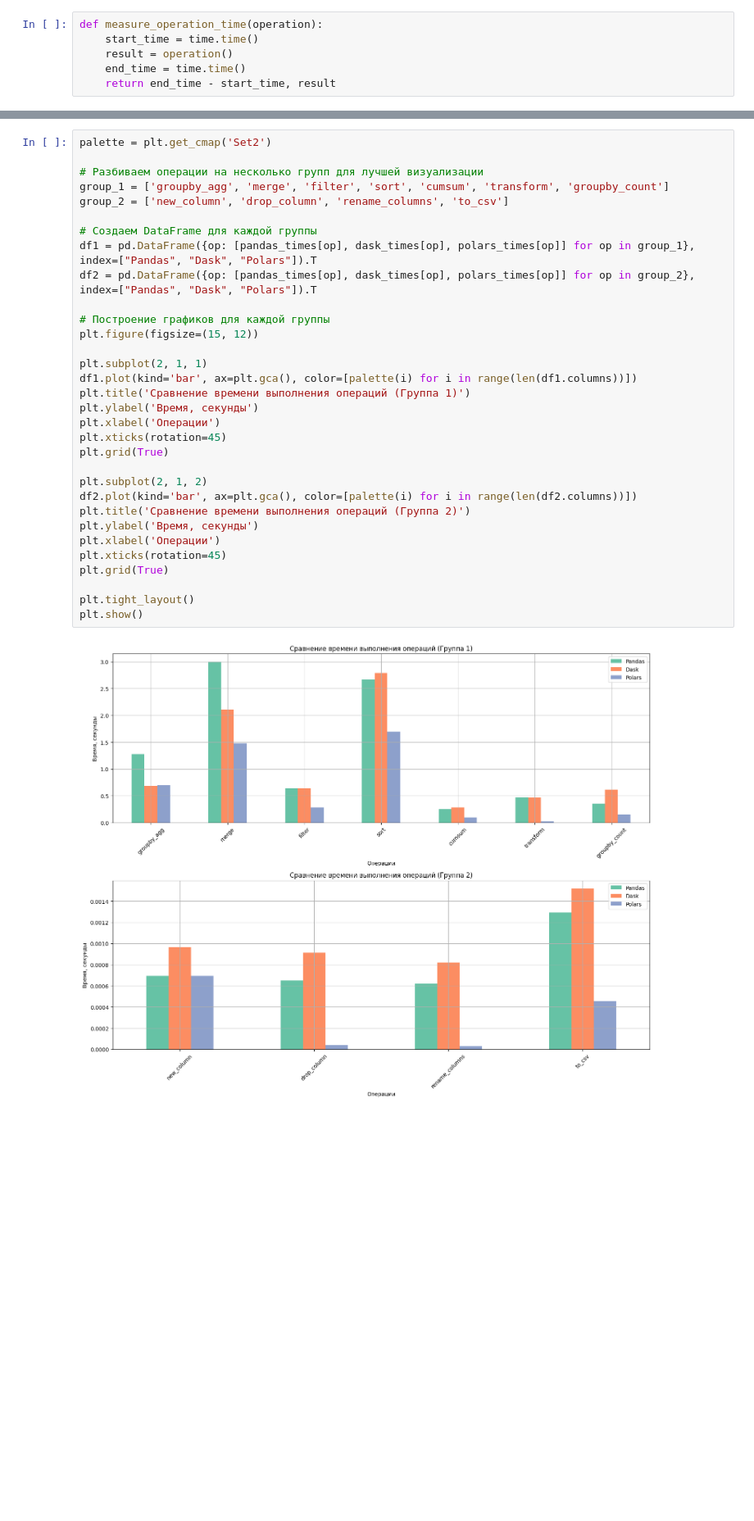
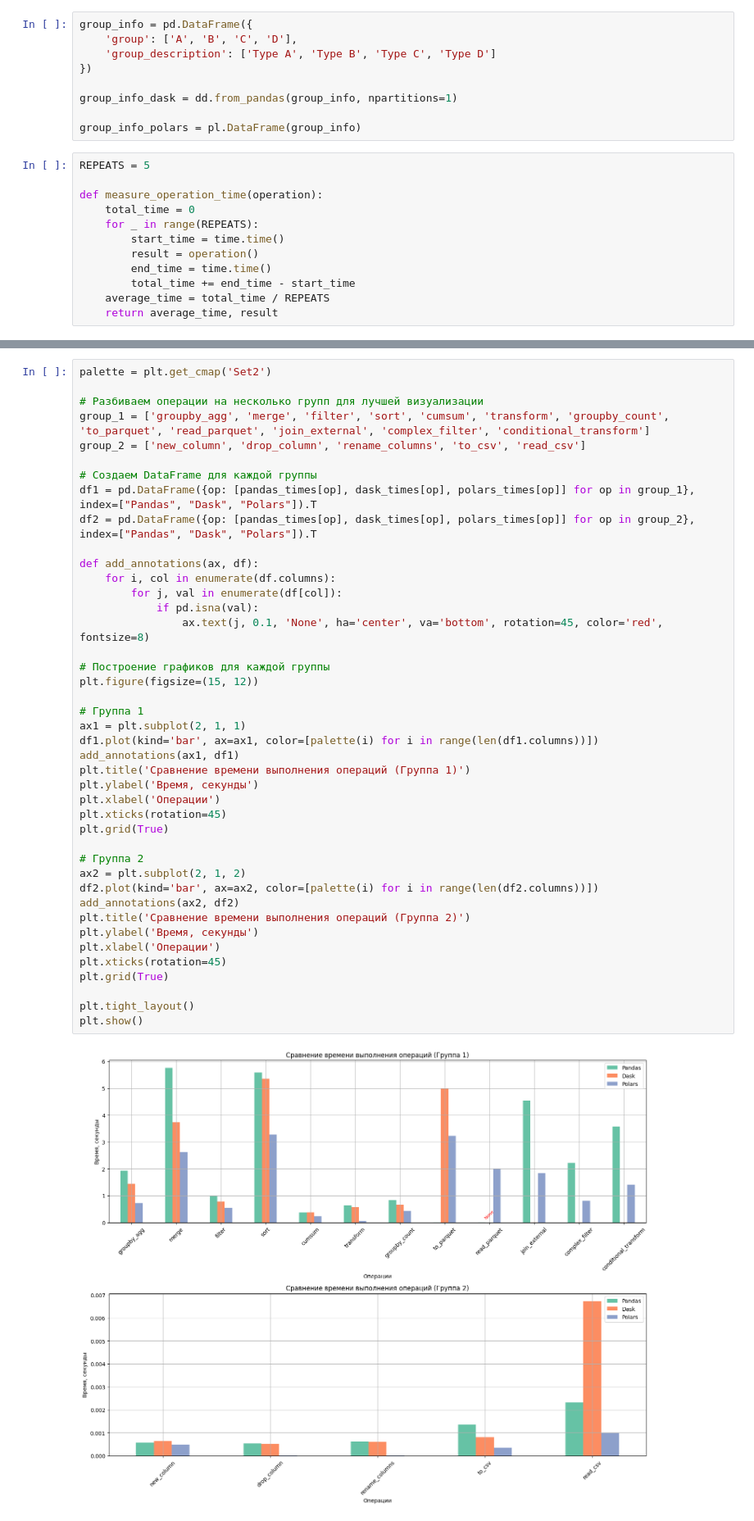
Before and after one commit to larrriiin/pandas_vs_dask_vs_polars, a Jupyter notebook: pandas_vs_dask_vs_polars.ipynb, the cells around one changed output, grey strips where cells are left out. Shown at 82% size. Drawn from its saved outputs; the diff is of its cells as text; blank space fills up the shorter version.

```diff
--- a/pandas_vs_dask_vs_polars.ipynb
+++ b/pandas_vs_dask_vs_polars.ipynb
@@ -16,12 +16,27 @@ data = {
 pandas_df = pd.DataFrame(data)
 dask_df = dd.from_pandas(pandas_df, npartitions=10)
 polars_df = pl.DataFrame(pandas_df)
+# %%
+group_info = pd.DataFrame({
+    'group': ['A', 'B', 'C', 'D'],
+    'group_description': ['Type A', 'Type B', 'Type C', 'Type D']
+})
+
+group_info_dask = dd.from_pandas(group_info, npartitions=1)
+
+group_info_polars = pl.DataFrame(group_info)
 # %%
+REPEATS = 5
+
 def measure_operation_time(operation):
-    start_time = time.time()
-    result = operation()
-    end_time = time.time()
-    return end_time - start_time, result
+    total_time = 0
+    for _ in range(REPEATS):
+        start_time = time.time()
+        result = operation()
+        end_time = time.time()
+        total_time += end_time - start_time
+    average_time = total_time / REPEATS
+    return average_time, result
 # %%
 def pandas_operations():
     times = {}
@@ -273,34 +394,44 @@ to_csv: 0.00045490264892578125 seconds
 # %%
 palette = plt.get_cmap('Set2')
 
 # Разбиваем операции на несколько групп для лучшей визуализации
-group_1 = ['groupby_agg', 'merge', 'filter', 'sort', 'cumsum', 'transform', 'groupby_count']
-group_2 = ['new_column', 'drop_column', 'rename_columns', 'to_csv']
+group_1 = ['groupby_agg', 'merge', 'filter', 'sort', 'cumsum', 'transform', 'groupby_count', 'to_parquet', 'read_parquet', 'join_external', 'complex_filter', 'conditional_transform']
+group_2 = ['new_column', 'drop_column', 'rename_columns', 'to_csv', 'read_csv']
 
 # Создаем DataFrame для каждой группы
 df1 = pd.DataFrame({op: [pandas_times[op], dask_times[op], polars_times[op]] for op in group_1}, index=["Pandas", "Dask", "Polars"]).T
 df2 = pd.DataFrame({op: [pandas_times[op], dask_times[op], polars_times[op]] for op in group_2}, index=["Pandas", "Dask", "Polars"]).T
 
+def add_annotations(ax, df):
+    for i, col in enumerate(df.columns):
+        for j, val in enumerate(df[col]):
+            if pd.isna(val):
+                ax.text(j, 0.1, 'None', ha='center', va='bottom', rotation=45, color='red', fontsize=8)
+
 # Построение графиков для каждой группы
 plt.figure(figsize=(15, 12))
 
-plt.subplot(2, 1, 1)
-df1.plot(kind='bar', ax=plt.gca(), color=[palette(i) for i in range(len(df1.columns))])
+# Группа 1
+ax1 = plt.subplot(2, 1, 1)
+df1.plot(kind='bar', ax=ax1, color=[palette(i) for i in range(len(df1.columns))])
+add_annotations(ax1, df1)
 plt.title('Сравнение времени выполнения операций (Группа 1)')
 plt.ylabel('Время, секунды')
 plt.xlabel('Операции')
 plt.xticks(rotation=45)
 plt.grid(True)
 
-plt.subplot(2, 1, 2)
-df2.plot(kind='bar', ax=plt.gca(), color=[palette(i) for i in range(len(df2.columns))])
+# Группа 2
+ax2 = plt.subplot(2, 1, 2)
+df2.plot(kind='bar', ax=ax2, color=[palette(i) for i in range(len(df2.columns))])
+add_annotations(ax2, df2)
 plt.title('Сравнение времени выполнения операций (Группа 2)')
 plt.ylabel('Время, секунды')
 plt.xlabel('Операции')
 plt.xticks(rotation=45)
 plt.grid(True)
 
 plt.tight_layout()
 plt.show()
 # %% [output]
-[figure, old version]
+[figure, new version]
```
Also changed, not shown: parts of 9 cells of this notebook.
